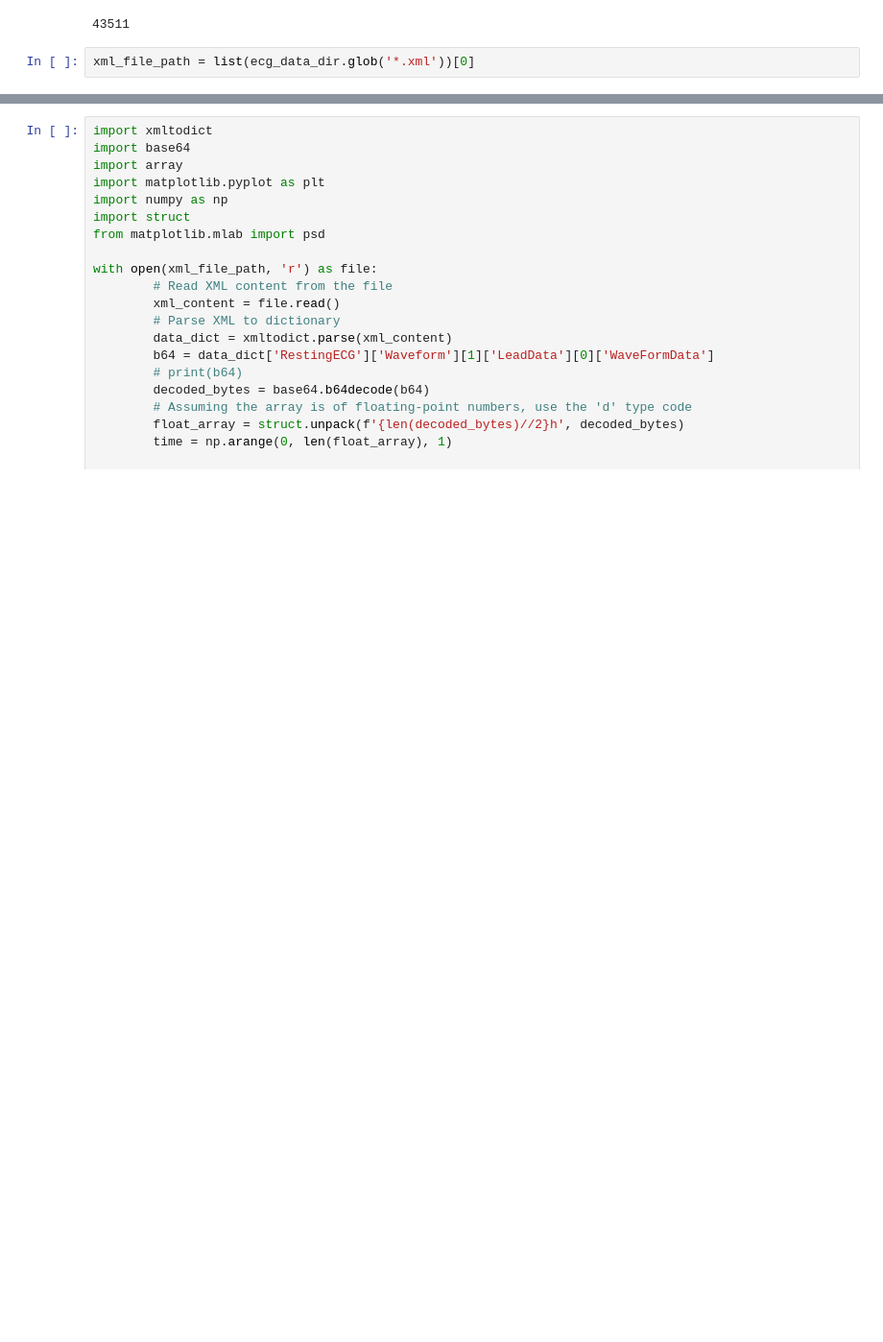
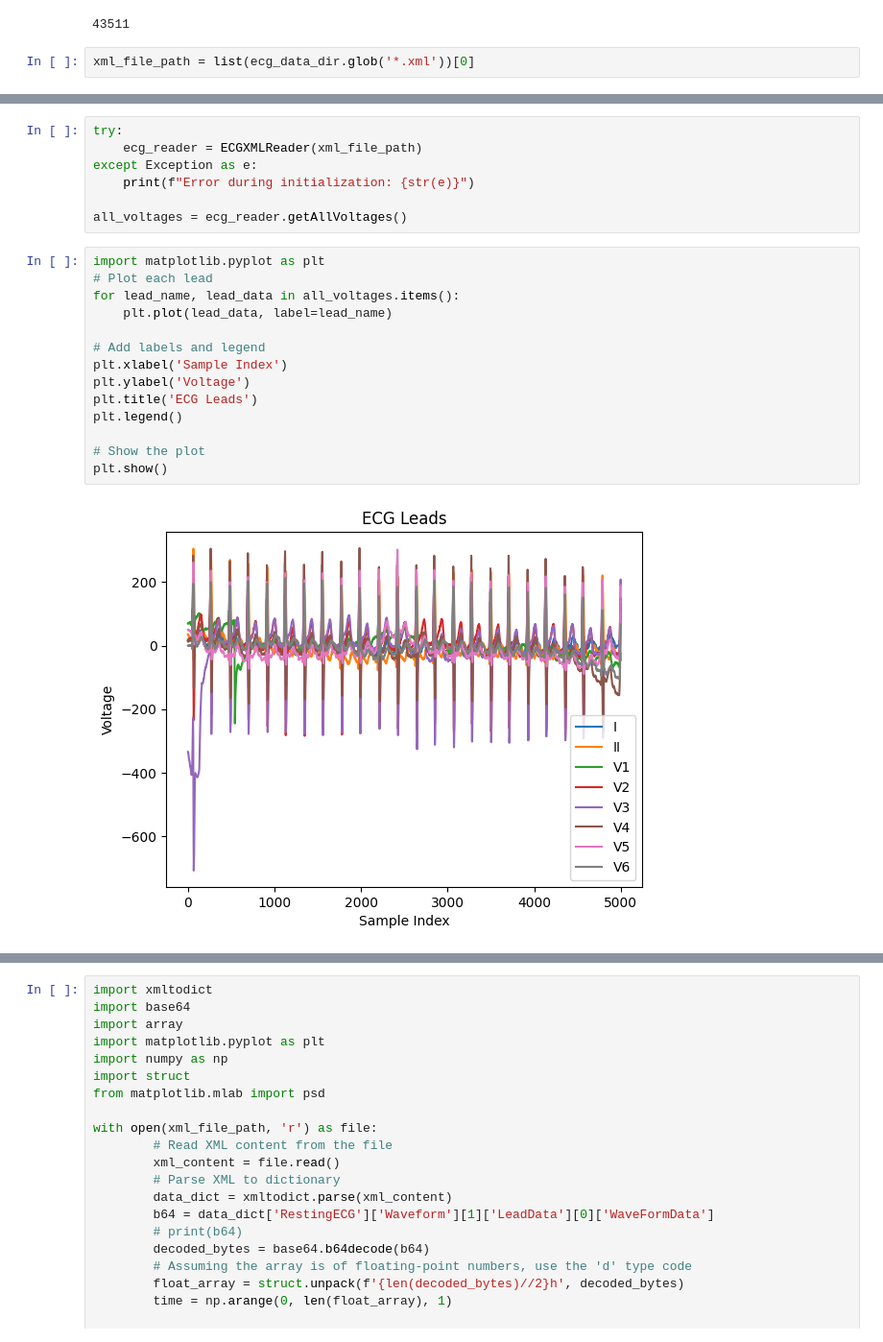
Before and after one commit to Eiad21/ecg_hospitalization, a Jupyter notebook: notebooks/abdulkader-data-exploration.ipynb, the cells around one changed output, grey strips where cells are left out. Shown at 96% size. Cells and saved outputs as stored; diff of their text form; blank space fills up the shorter version.

```diff
--- a/notebooks/abdulkader-data-exploration.ipynb
+++ b/notebooks/abdulkader-data-exploration.ipynb
@@ -11,0 +77,23 @@ xml_file_path = list(ecg_data_dir.glob('*.xml'))[0]
+# %%
+try:
+    ecg_reader = ECGXMLReader(xml_file_path)
+except Exception as e:
+    print(f"Error during initialization: {str(e)}")
+
+all_voltages = ecg_reader.getAllVoltages()
+# %%
+import matplotlib.pyplot as plt
+# Plot each lead
+for lead_name, lead_data in all_voltages.items():
+    plt.plot(lead_data, label=lead_name)
+
+# Add labels and legend
+plt.xlabel('Sample Index')
+plt.ylabel('Voltage')
+plt.title('ECG Leads')
+plt.legend()
+
+# Show the plot
+plt.show()
+# %% [output]
+[figure, added]
```
Also changed, not shown: parts of 2 cells of this notebook.
